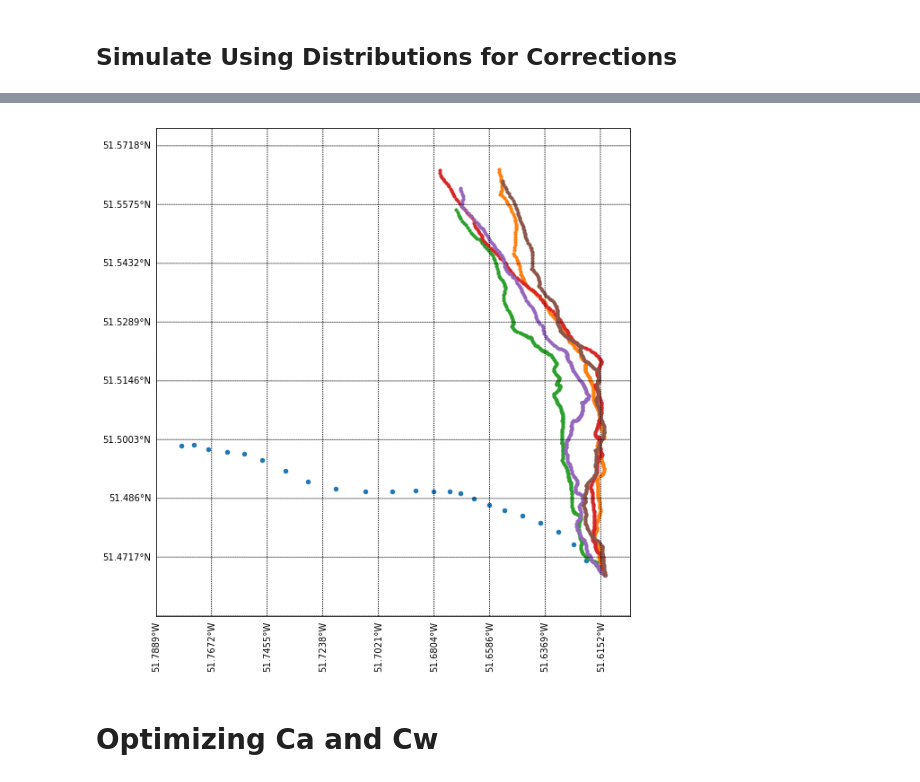
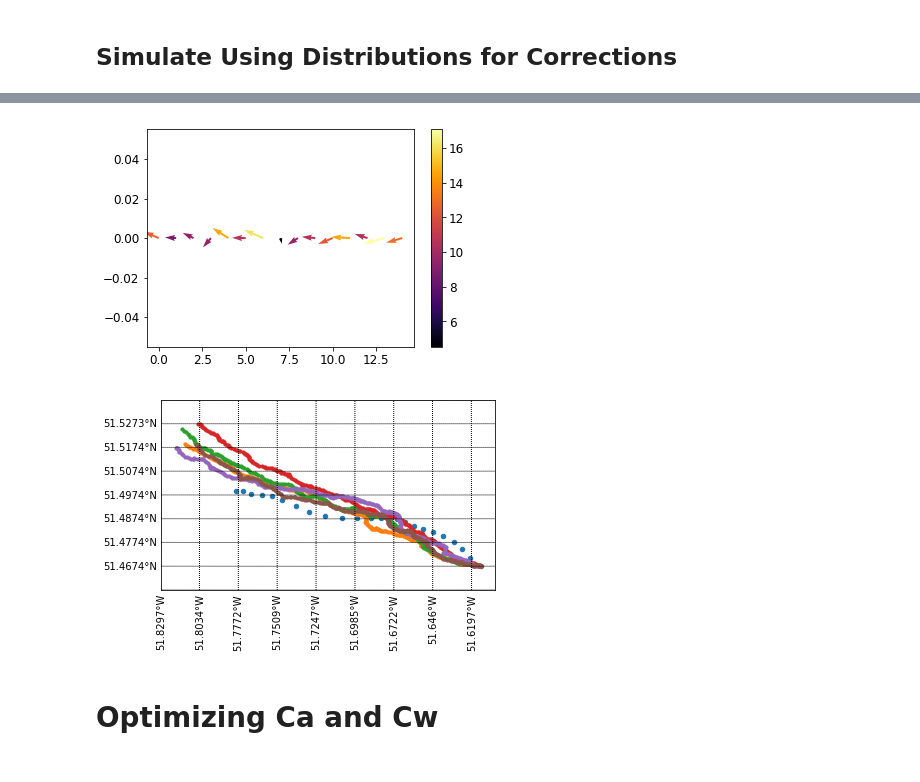
Before and after one commit to jmunroe/IceDEF, a Jupyter notebook: notebooks/ensemble.ipynb, the cells around one changed output, grey strips where cells are left out. Cells and saved outputs as stored; diff of their text form; code cells hidden in the pictures.

```diff
--- a/notebooks/ensemble.ipynb
+++ b/notebooks/ensemble.ipynb
@@ -152,24 +160,23 @@ wind_distribution1
 fig = plt.figure(figsize=(10, 10))
 i = 0
 for params in [current_distribution1, wind_distribution1]:
-    ellipse = Ellipse(xy=params[0], width=params[1], height=params[2], angle=np.rad2deg(params[3]))
+    ellipse = Ellipse(xy=params[0], width=2*params[1], height=2*params[2], angle=np.rad2deg(params[3]), alpha=0.8)
     if i == 0:
         ax = fig.add_subplot(121, aspect='equal')
         ax.set_title('Current Correction Distribution')
     else:
         ax = fig.add_subplot(122, aspect='equal')
         ax.set_title('Wind Correction Distribution')
-    ax.add_artist(ellipse)
     ax.axhline(y=0, color='grey')
     ax.axvline(x=0, color='grey')
     ax.scatter(*params[0], color='k', zorder=2)
     ax.annotate(s=f'{np.round(params[0], 2)}', xy=(params[0][0], params[0][1]), fontsize=14)
     if i == 0:
-        ax.set_xlim(-0.2, 0.1)
-        ax.set_ylim(-0.2, 0.1)
+        ax.scatter(Uc1 - Uc2, Vc1 - Vc2, color='r')
+        ax.add_artist(ellipse)
     else:
-        ax.set_xlim(-5, 15)
-        ax.set_ylim(-10, 10)
+        ax.scatter(Uw1 - Uw2, Vw1 - Vw2, color='r')
+        ax.add_artist(ellipse)
     ax.set_xlabel('dU')
     ax.set_ylabel('dV')
     i+=1
@@ -183,14 +190,14 @@ fig.tight_layout()
 sim.add_current_distribution(current_distribution)
 sim.add_wind_distribution(wind_distribution)
 # %%
-Ca, Cw = 1.5, 1.5
-run_sim_kwargs = {'Ca': Ca, 'Cw': Cw, 'perturb_current': True, 'perturb_wind': False, 'smoothing_constant': 0.8}
+Ca, Cw = 1, 0.75
+run_sim_kwargs = {'Ca': Ca, 'Cw': Cw, 'perturb_current': True, 'perturb_wind': True, 'smoothing_constant': 0.8}
 labels = ['reference']
 for i in range(5):
     sim.run_simulation(label=f'{i}', **run_sim_kwargs)
     labels.append(f'{i}')
 # %%
 sizes = [20] + [10] * 10
-plt.rcParams['figure.figsize'] = (10, 10)
+#plt.rcParams['figure.figsize'] = (10, 10)
 fig, ax = sim.results.plot(labels, sizes=sizes)#, labels=labels)
 # %% [output]
@@ -198,19 +224,35 @@ fig, ax = sim.results.plot(labels, sizes=sizes)#, labels=labels)
+# %%
+x = forces['Vwx'][::20].values
+y = forces['Vwy'][::20].values
+xy = np.sqrt(x**2 + y**2)
+
+norm = matplotlib.colors.Normalize()
+norm.autoscale(xy)
+cm = matplotlib.cm.inferno
+
+sm = matplotlib.cm.ScalarMappable(cmap=cm, norm=norm)
+sm.set_array([])
+plt.quiver(x, y, color=cm(norm(xy)))
+plt.colorbar(sm)
+plt.show()
+# %% [output]
+[figure, added]
 # %%
 sim.add_current_distribution(current_distribution1)
 sim.add_wind_distribution(wind_distribution1)
 # %%
 Ca, Cw = 1.5, 1.5
-run_sim_kwargs = {'Ca': Ca, 'Cw': Cw, 'perturb_current': True, 'perturb_wind': False, 'smoothing_constant': 0.8}
+run_sim_kwargs = {'Ca': Ca, 'Cw': Cw, 'perturb_current': True, 'perturb_wind': True, 'smoothing_constant': 1}
 labels = ['reference']
 for i in range(5):
     sim.run_simulation(label=f'{i}', **run_sim_kwargs)
     labels.append(f'{i}')
 # %%
-sizes = [20] + [10] * 10
-plt.rcParams['figure.figsize'] = (10, 10)
+sizes = [20] + [10] * 20
+#plt.rcParams['figure.figsize'] = (10, 10)
 fig, ax = sim.results.plot(labels, sizes=sizes)#, labels=labels)
 # %% [output]
-[figure, old version]
+[figure, new version]
 # %% [markdown]
 # Optimizing Ca and Cw
 # %% [markdown]
```
Also changed, not shown: parts of 23 cells of this notebook.
